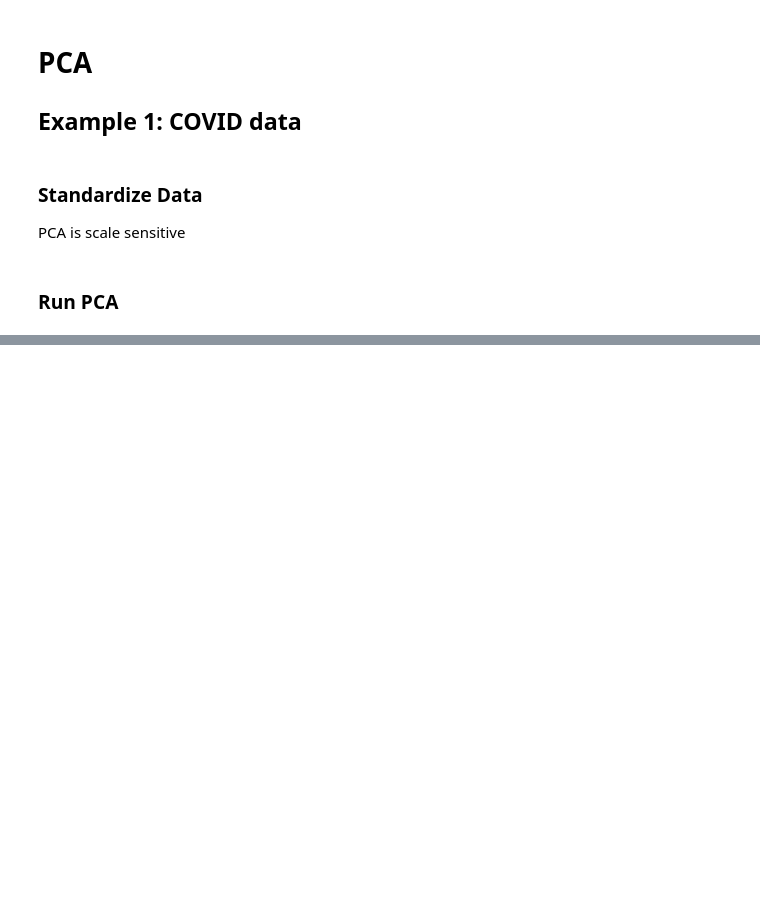
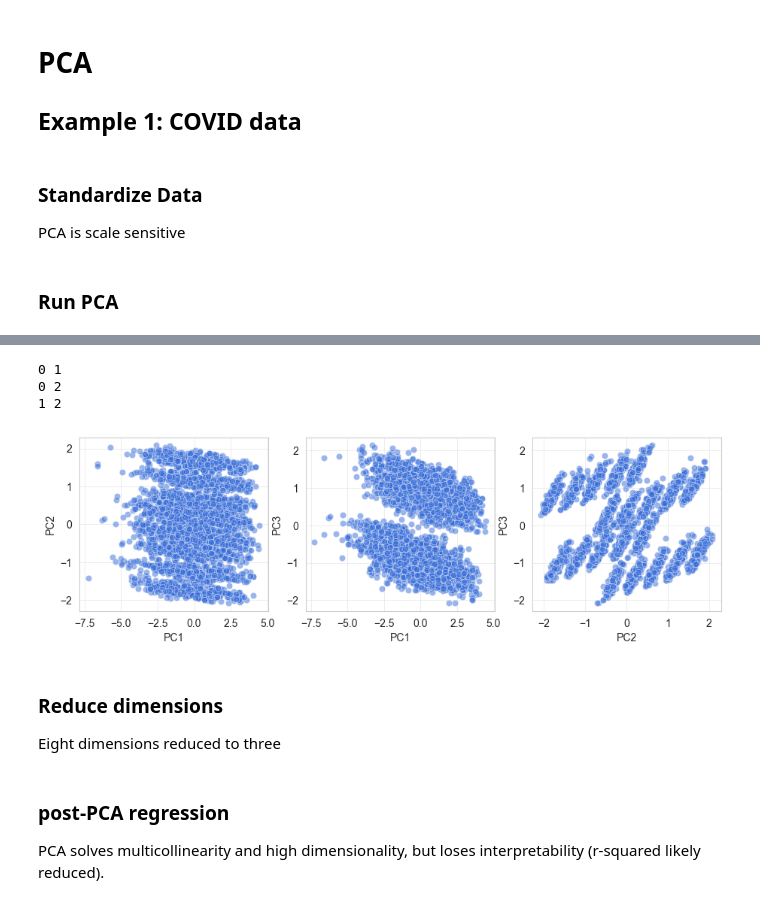
Before and after one commit to jieshu-wang-SBU/EST389_371_2026_spring, a Jupyter notebook: lectures/10-statistic_analysis_and_regression/10-08_PCA.ipynb, the cells around one changed output, grey strips where cells are left out. Saved outputs shown, nothing was run; the diff lists cells and outputs as text; code cells hidden in the pictures; blank space fills up the shorter version.

```diff
--- a/lectures/10-statistic_analysis_and_regression/10-08_PCA.ipynb
+++ b/lectures/10-statistic_analysis_and_regression/10-08_PCA.ipynb
@@ -53,0 +181,2 @@ plt.show()
+# %%
+df_clean = df_clean[(df_clean['highestgradecompleted']<40) & (df_clean['wageincome']<200000)].copy()
@@ -53,0 +196,5 @@ plt.show()
+# %%
+from sklearn.preprocessing import StandardScaler
+
+scaler = StandardScaler()
+X_scaled = scaler.fit_transform(X)
@@ -53,0 +203,5 @@ plt.show()
+# %%
+from sklearn.decomposition import PCA
+
+pca = PCA()
+X_pca = pca.fit_transform(X_scaled)
@@ -53,0 +268,24 @@ plt.show()
+# %%
+from itertools import combinations
+fig, axes = plt.subplots(nrows=1, ncols=3, figsize=(11, 3))
+
+for ax, (pcx, pcy) in zip(axes.flat, combinations((0, 1, 2), 2)):
+    print(pcx, pcy)
+    sns.scatterplot(x=X_pca[:, pcx], y=X_pca[:, pcy], alpha=0.5, ax=ax)
+    # plt.scatter(X_pca[:, 0], X_pca[:, 1], alpha=0.5)
+    ax.set_xlabel(f"PC{pcx+1}")
+    ax.set_ylabel(f"PC{pcy+1}")
+
+# plt.scatter(X_pca[:, 0], X_pca[:, 1], alpha=0.5)
+# plt.xlabel("PC1")
+# plt.ylabel("PC2")
+# plt.title("PCA Projection")
+# plt.show()
+# %% [output]
+0 1
+0 2
+1 2
+[figure, added]
+# %% [markdown]
+### Reduce dimensions
+Eight dimensions reduced to three
@@ -53,0 +294,4 @@ plt.show()
+# %% [markdown]
+### post-PCA regression
+
+PCA solves multicollinearity and high dimensionality, but loses interpretability (r-squared likely reduced).
```
Also changed, not shown: parts of 26 cells of this notebook.
